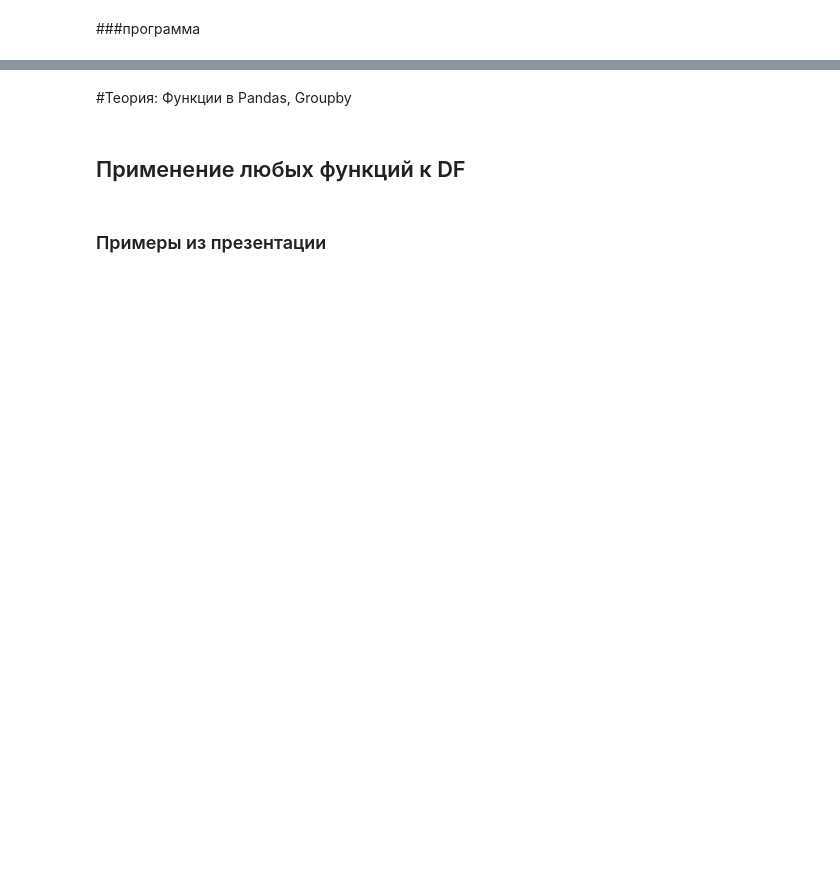
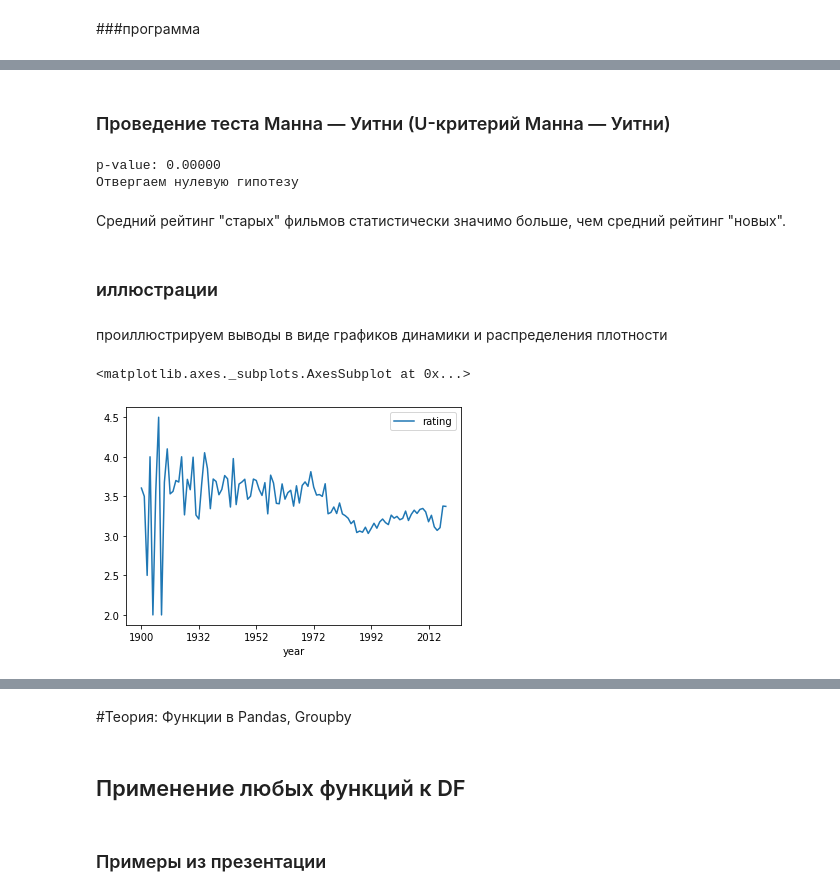
Before and after one commit to sky16k/pyda, a Jupyter notebook: PYDA11_PanDas_groupby_HW.ipynb, the cells around one changed output, grey strips where cells are left out. Saved outputs shown, nothing was run; the diff lists cells and outputs as text; code cells hidden in the pictures; blank space fills up the shorter version.

```diff
--- a/PYDA11_PanDas_groupby_HW.ipynb
+++ b/PYDA11_PanDas_groupby_HW.ipynb
@@ -181,0 +318,4 @@ import
+# %%
+df = pd.read_csv('movies.csv')
+ratings = pd.read_csv('ratings.csv')
+#df, ratings
@@ -181,0 +336,13 @@ import
+# %%
+# применить "поиск года()"
+# записать результат в колонку "год"
+
+df['year'] = df.title.apply( year_search )
+# print(df. groupby ('movieId'))
+# df.sort_values('movieId')
+# print(df)
+
+# взять из таблицы только "код фильма" и "год"
+movie_year = df.set_index(df.movieId).year  # проиндексировал по ИД фильма и взял только "год"
+                                            # так будет проще сращивать с рейтингом
+movie_year
@@ -181,0 +363,6 @@ import
+# %%
+# подготовить рейтинги для сращивания с годами
+# посчитать средний рейтинг на каждый фильм
+rating_means = ratings. groupby ('movieId').mean()['rating']
+# кстати, индексом теперь является "ИД фильма"
+rating_means
@@ -181,0 +383,11 @@ import
+# %%
+# срастить годы и рейтинги по "ИД фильма"
+
+year_rating = pd.concat( [movie_year, rating_means], axis=1 ).groupby('year').mean()
+# сразу группируем по году и считаем среднее по каждому году
+
+# year_rating.plot()
+# year_rating
+
+# отсортировать рейтинг года по убыванию, как в задании
+year_rating.sort_values(by='rating', ascending = False)
@@ -181,0 +446,24 @@ import
+# %% [markdown]
+### Проведение теста Манна — Уитни (U-критерий Манна — Уитни)
+# %%
+result = mannwhitneyu(old['rating'], new['rating'], alternative='greater')
+print('p-value: %.5f' % result.pvalue)    #до 5 знака после запятой
+
+if (result.pvalue < alpha):
+    print('Отвергаем нулевую гипотезу')
+else:
+    print('Не отвергаем нулевую гипотезу')
+# %% [output]
+p-value: 0.00000
+Отвергаем нулевую гипотезу
+# %% [markdown]
+Cредний рейтинг "старых" фильмов статистически значимо больше, чем средний рейтинг "новых".
+# %% [markdown]
+### иллюстрации
+# %% [markdown]
+проиллюстрируем выводы в виде графиков динамики и распределения плотности
+# %%
+year_rating.plot()
+# %% [output]
+<matplotlib.axes._subplots.AxesSubplot at 0x...>
+[figure, added]
```
Also changed, not shown: parts of 86 cells of this notebook.
